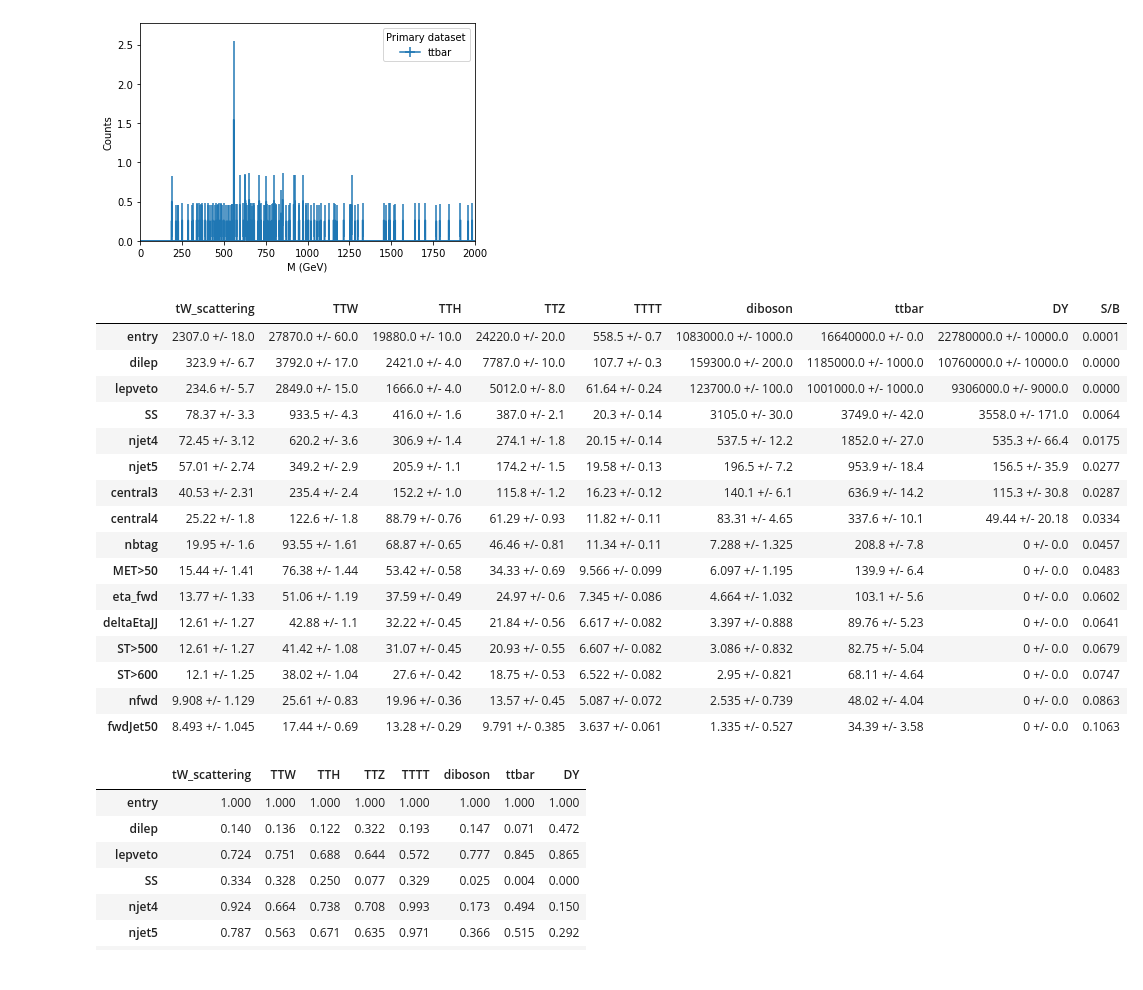
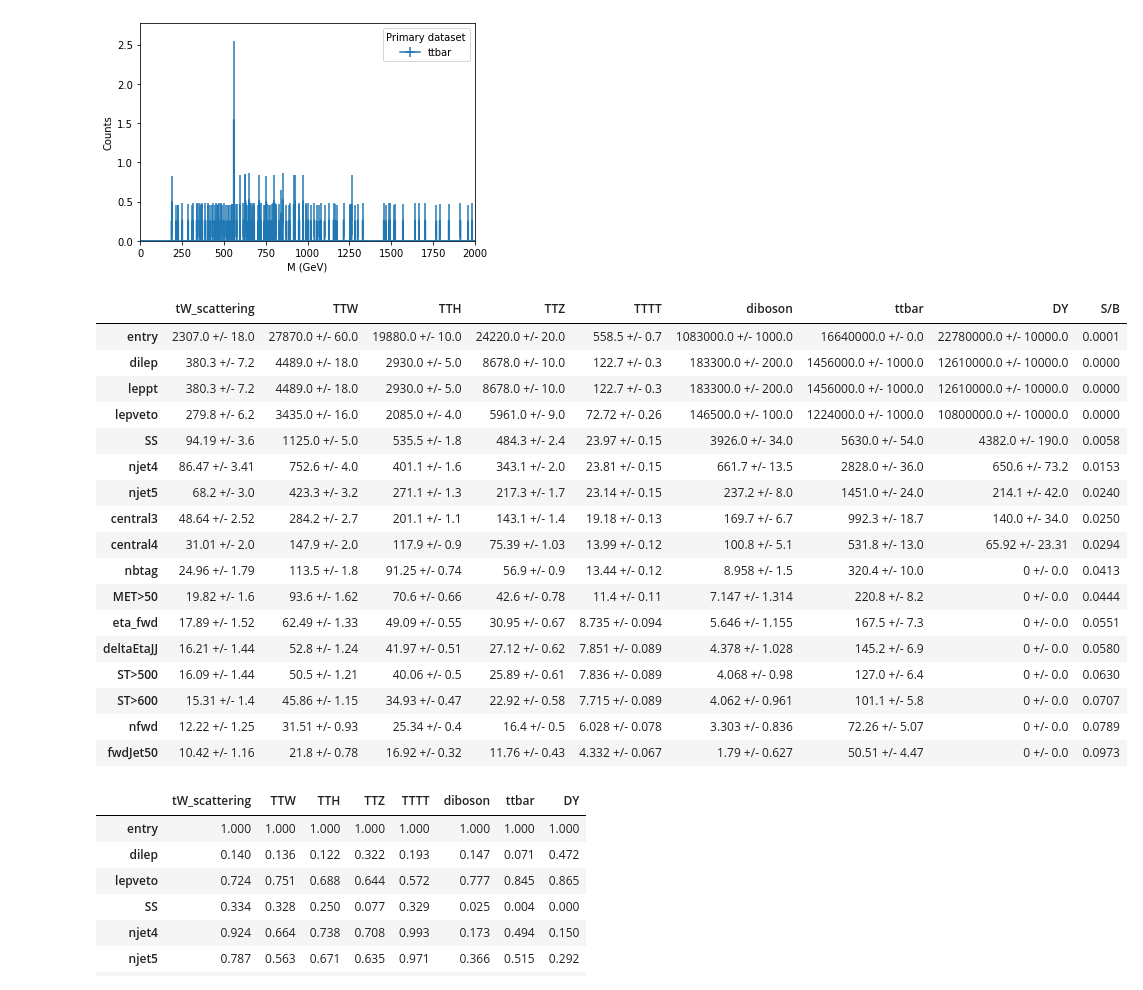
Before and after one commit to mirandabryson/tW_scattering, a Jupyter notebook: processor/strong_tW.ipynb, the cells around one changed output. Saved outputs shown, nothing was run; the diff lists cells and outputs as text; code cells hidden in the pictures.

Commit message:
processor for ML

```diff
--- a/processor/strong_tW.ipynb
+++ b/processor/strong_tW.ipynb
@@ -106,6 +106,7 @@ class analysisProcessor(processor.ProcessorABC):
             'tW_scattering':    processor.defaultdict_accumulator(int),
             'DY':               processor.defaultdict_accumulator(int),
             'totalEvents':      processor.defaultdict_accumulator(int),
+            'test1':            processor.defaultdict_accumulator(int),
         })
 
     @property
@@ -186,6 +187,7 @@ class analysisProcessor(processor.ProcessorABC):
 
         ## define selections (maybe move to a different file at some point)
         dilep      = ((electron.counts + muon.counts)==2)
+        leppt      = (((electron.pt>25).counts + (muon.pt>25).counts)>0)
         lepveto    = ((vetoelectron.counts + vetomuon.counts)==2)
         SS         = (SSelectron | SSmuon | SSdilepton)
         Mll_veto   = (~(dimuon.mass<125).any() & ~(dielectron.mass<125).any() & ~(dilepton.mass<125).any() )
@@ -204,6 +206,7 @@ class analysisProcessor(processor.ProcessorABC):
         cutflow = Cutflow(output, df, cfg, processes)
 
         cutflow.addRow( 'dilep',       dilep )
+        cutflow.addRow( 'leppt',       leppt )
         cutflow.addRow( 'lepveto',     lepveto )
         cutflow.addRow( 'SS',          SS )
 
@@ -254,7 +257,7 @@ class analysisProcessor(processor.ProcessorABC):
     def postprocess(self, accumulator):
         return accumulator
 # %%
-overwrite = False
+overwrite = True
 small = False
 
 # load the config and the cache
@@ -314,29 +317,30 @@ ax = hist.plot1d(histogram['ttbar'],overlay="dataset", stack=False)
 # %%
 # Cutflow
 processes = ['tW_scattering','TTW', 'TTH', 'TTZ', 'TTTT', 'diboson','ttbar', 'DY']
 lines = ['entry']
-lines += ['dilep', 'lepveto', 'SS', 'njet4', 'njet5', 'central3', 'central4', 'nbtag', 'MET>50', 'eta_fwd', 'deltaEtaJJ', 'ST>500', 'ST>600' ]
+lines += ['dilep', 'leppt', 'lepveto', 'SS', 'njet4', 'njet5', 'central3', 'central4', 'nbtag', 'MET>50', 'eta_fwd', 'deltaEtaJJ', 'ST>500', 'ST>600' ]
 lines += ['nfwd', 'fwdJet50'] # those are my cuts
 df = getCutFlowTable(output, processes=processes, lines=lines, significantFigures=4, signal='tW_scattering')
 df
 # %% [output]
 |  | tW_scattering | TTW | TTH | TTZ | TTTT | diboson | ttbar | DY | S/B |
 | entry | 2307.0 +/- 18.0 | 27870.0 +/- 60.0 | 19880.0 +/- 10.0 | 24220.0 +/- 20.0 | 558.5 +/- 0.7 | 1083000.0 +/- 1000.0 | 16640000.0 +/- 0.0 | 22780000.0 +/- 10000.0 | 0.0001 |
-| dilep | 323.9 +/- 6.7 | 3792.0 +/- 17.0 | 2421.0 +/- 4.0 | 7787.0 +/- 10.0 | 107.7 +/- 0.3 | 159300.0 +/- 200.0 | 1185000.0 +/- 1000.0 | 10760000.0 +/- 10000.0 | 0.0000 |
-| lepveto | 234.6 +/- 5.7 | 2849.0 +/- 15.0 | 1666.0 +/- 4.0 | 5012.0 +/- 8.0 | 61.64 +/- 0.24 | 123700.0 +/- 100.0 | 1001000.0 +/- 1000.0 | 9306000.0 +/- 9000.0 | 0.0000 |
-| SS | 78.37 +/- 3.3 | 933.5 +/- 4.3 | 416.0 +/- 1.6 | 387.0 +/- 2.1 | 20.3 +/- 0.14 | 3105.0 +/- 30.0 | 3749.0 +/- 42.0 | 3558.0 +/- 171.0 | 0.0064 |
-| njet4 | 72.45 +/- 3.12 | 620.2 +/- 3.6 | 306.9 +/- 1.4 | 274.1 +/- 1.8 | 20.15 +/- 0.14 | 537.5 +/- 12.2 | 1852.0 +/- 27.0 | 535.3 +/- 66.4 | 0.0175 |
-| njet5 | 57.01 +/- 2.74 | 349.2 +/- 2.9 | 205.9 +/- 1.1 | 174.2 +/- 1.5 | 19.58 +/- 0.13 | 196.5 +/- 7.2 | 953.9 +/- 18.4 | 156.5 +/- 35.9 | 0.0277 |
-| central3 | 40.53 +/- 2.31 | 235.4 +/- 2.4 | 152.2 +/- 1.0 | 115.8 +/- 1.2 | 16.23 +/- 0.12 | 140.1 +/- 6.1 | 636.9 +/- 14.2 | 115.3 +/- 30.8 | 0.0287 |
-| central4 | 25.22 +/- 1.8 | 122.6 +/- 1.8 | 88.79 +/- 0.76 | 61.29 +/- 0.93 | 11.82 +/- 0.11 | 83.31 +/- 4.65 | 337.6 +/- 10.1 | 49.44 +/- 20.18 | 0.0334 |
-| nbtag | 19.95 +/- 1.6 | 93.55 +/- 1.61 | 68.87 +/- 0.65 | 46.46 +/- 0.81 | 11.34 +/- 0.11 | 7.288 +/- 1.325 | 208.8 +/- 7.8 | 0 +/- 0.0 | 0.0457 |
-| MET>50 | 15.44 +/- 1.41 | 76.38 +/- 1.44 | 53.42 +/- 0.58 | 34.33 +/- 0.69 | 9.566 +/- 0.099 | 6.097 +/- 1.195 | 139.9 +/- 6.4 | 0 +/- 0.0 | 0.0483 |
-| eta_fwd | 13.77 +/- 1.33 | 51.06 +/- 1.19 | 37.59 +/- 0.49 | 24.97 +/- 0.6 | 7.345 +/- 0.086 | 4.664 +/- 1.032 | 103.1 +/- 5.6 | 0 +/- 0.0 | 0.0602 |
-| deltaEtaJJ | 12.61 +/- 1.27 | 42.88 +/- 1.1 | 32.22 +/- 0.45 | 21.84 +/- 0.56 | 6.617 +/- 0.082 | 3.397 +/- 0.888 | 89.76 +/- 5.23 | 0 +/- 0.0 | 0.0641 |
-| ST>500 | 12.61 +/- 1.27 | 41.42 +/- 1.08 | 31.07 +/- 0.45 | 20.93 +/- 0.55 | 6.607 +/- 0.082 | 3.086 +/- 0.832 | 82.75 +/- 5.04 | 0 +/- 0.0 | 0.0679 |
-| ST>600 | 12.1 +/- 1.25 | 38.02 +/- 1.04 | 27.6 +/- 0.42 | 18.75 +/- 0.53 | 6.522 +/- 0.082 | 2.95 +/- 0.821 | 68.11 +/- 4.64 | 0 +/- 0.0 | 0.0747 |
-| nfwd | 9.908 +/- 1.129 | 25.61 +/- 0.83 | 19.96 +/- 0.36 | 13.57 +/- 0.45 | 5.087 +/- 0.072 | 2.535 +/- 0.739 | 48.02 +/- 4.04 | 0 +/- 0.0 | 0.0863 |
-| fwdJet50 | 8.493 +/- 1.045 | 17.44 +/- 0.69 | 13.28 +/- 0.29 | 9.791 +/- 0.385 | 3.637 +/- 0.061 | 1.335 +/- 0.527 | 34.39 +/- 3.58 | 0 +/- 0.0 | 0.1063 |
+| dilep | 380.3 +/- 7.2 | 4489.0 +/- 18.0 | 2930.0 +/- 5.0 | 8678.0 +/- 10.0 | 122.7 +/- 0.3 | 183300.0 +/- 200.0 | 1456000.0 +/- 1000.0 | 12610000.0 +/- 10000.0 | 0.0000 |
+| leppt | 380.3 +/- 7.2 | 4489.0 +/- 18.0 | 2930.0 +/- 5.0 | 8678.0 +/- 10.0 | 122.7 +/- 0.3 | 183300.0 +/- 200.0 | 1456000.0 +/- 1000.0 | 12610000.0 +/- 10000.0 | 0.0000 |
+| lepveto | 279.8 +/- 6.2 | 3435.0 +/- 16.0 | 2085.0 +/- 4.0 | 5961.0 +/- 9.0 | 72.72 +/- 0.26 | 146500.0 +/- 100.0 | 1224000.0 +/- 1000.0 | 10800000.0 +/- 10000.0 | 0.0000 |
+| SS | 94.19 +/- 3.6 | 1125.0 +/- 5.0 | 535.5 +/- 1.8 | 484.3 +/- 2.4 | 23.97 +/- 0.15 | 3926.0 +/- 34.0 | 5630.0 +/- 54.0 | 4382.0 +/- 190.0 | 0.0058 |
+| njet4 | 86.47 +/- 3.41 | 752.6 +/- 4.0 | 401.1 +/- 1.6 | 343.1 +/- 2.0 | 23.81 +/- 0.15 | 661.7 +/- 13.5 | 2828.0 +/- 36.0 | 650.6 +/- 73.2 | 0.0153 |
+| njet5 | 68.2 +/- 3.0 | 423.3 +/- 3.2 | 271.1 +/- 1.3 | 217.3 +/- 1.7 | 23.14 +/- 0.15 | 237.2 +/- 8.0 | 1451.0 +/- 24.0 | 214.1 +/- 42.0 | 0.0240 |
+| central3 | 48.64 +/- 2.52 | 284.2 +/- 2.7 | 201.1 +/- 1.1 | 143.1 +/- 1.4 | 19.18 +/- 0.13 | 169.7 +/- 6.7 | 992.3 +/- 18.7 | 140.0 +/- 34.0 | 0.0250 |
+| central4 | 31.01 +/- 2.0 | 147.9 +/- 2.0 | 117.9 +/- 0.9 | 75.39 +/- 1.03 | 13.99 +/- 0.12 | 100.8 +/- 5.1 | 531.8 +/- 13.0 | 65.92 +/- 23.31 | 0.0294 |
+| nbtag | 24.96 +/- 1.79 | 113.5 +/- 1.8 | 91.25 +/- 0.74 | 56.9 +/- 0.9 | 13.44 +/- 0.12 | 8.958 +/- 1.5 | 320.4 +/- 10.0 | 0 +/- 0.0 | 0.0413 |
+| MET>50 | 19.82 +/- 1.6 | 93.6 +/- 1.62 | 70.6 +/- 0.66 | 42.6 +/- 0.78 | 11.4 +/- 0.11 | 7.147 +/- 1.314 | 220.8 +/- 8.2 | 0 +/- 0.0 | 0.0444 |
+| eta_fwd | 17.89 +/- 1.52 | 62.49 +/- 1.33 | 49.09 +/- 0.55 | 30.95 +/- 0.67 | 8.735 +/- 0.094 | 5.646 +/- 1.155 | 167.5 +/- 7.3 | 0 +/- 0.0 | 0.0551 |
+| deltaEtaJJ | 16.21 +/- 1.44 | 52.8 +/- 1.24 | 41.97 +/- 0.51 | 27.12 +/- 0.62 | 7.851 +/- 0.089 | 4.378 +/- 1.028 | 145.2 +/- 6.9 | 0 +/- 0.0 | 0.0580 |
+| ST>500 | 16.09 +/- 1.44 | 50.5 +/- 1.21 | 40.06 +/- 0.5 | 25.89 +/- 0.61 | 7.836 +/- 0.089 | 4.068 +/- 0.98 | 127.0 +/- 6.4 | 0 +/- 0.0 | 0.0630 |
+| ST>600 | 15.31 +/- 1.4 | 45.86 +/- 1.15 | 34.93 +/- 0.47 | 22.92 +/- 0.58 | 7.715 +/- 0.089 | 4.062 +/- 0.961 | 101.1 +/- 5.8 | 0 +/- 0.0 | 0.0707 |
+| nfwd | 12.22 +/- 1.25 | 31.51 +/- 0.93 | 25.34 +/- 0.4 | 16.4 +/- 0.5 | 6.028 +/- 0.078 | 3.303 +/- 0.836 | 72.26 +/- 5.07 | 0 +/- 0.0 | 0.0789 |
+| fwdJet50 | 10.42 +/- 1.16 | 21.8 +/- 0.78 | 16.92 +/- 0.32 | 11.76 +/- 0.43 | 4.332 +/- 0.067 | 1.79 +/- 0.627 | 50.51 +/- 4.47 | 0 +/- 0.0 | 0.0973 |
 # %%
 # Efficiencies
 df = getCutFlowTable(output, processes=processes, lines=lines, significantFigures=3, absolute=False)
```
Also changed, not shown: 3 other files.
